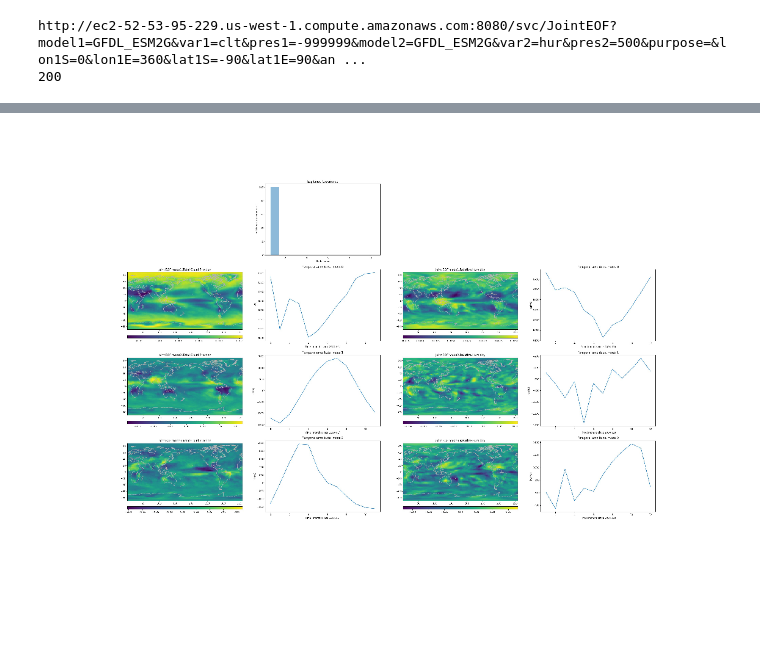
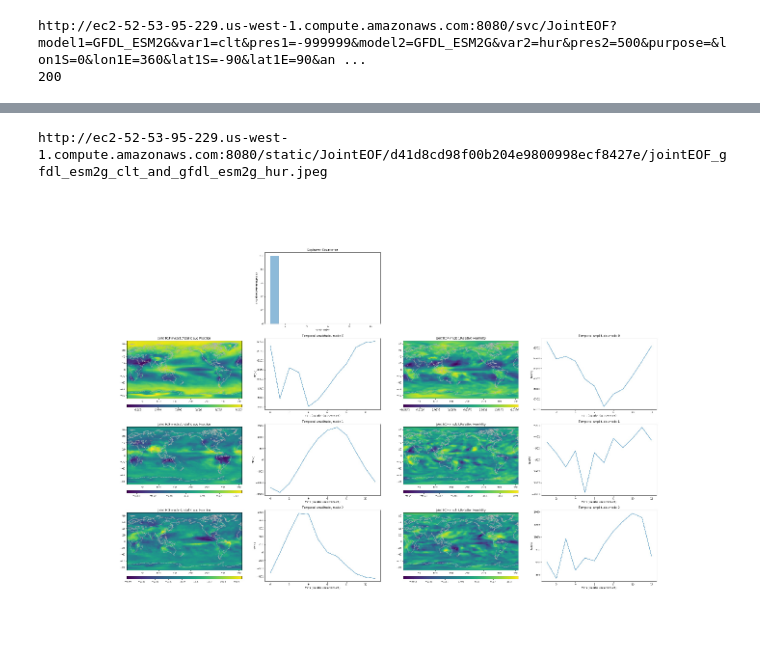
Before and after one commit to cmda-jpl/cmda_notebooks, a Jupyter notebook: cdma_jointEOF.ipynb, the cells around one changed output, grey strips where cells are left out. Drawn from its saved outputs; the diff is of its cells as text; code cells hidden in the pictures; blank space fills up the shorter version.

```diff
--- a/cdma_jointEOF.ipynb
+++ b/cdma_jointEOF.ipynb
@@ -104,9 +113,12 @@ ds.amp1.hvplot.line(x='time', y='amp1')
 # %%
 # data from api
+print(r.json()['url'])
 image = io.imread(r.json()['url'])
 f,ax = plt.subplots(1,figsize=(20,16))
 ax.imshow(image)
 plt.axis('off')
+plt.tight_layout()
 plt.show()
 # %% [output]
+http://ec2-52-53-95-229.us-west-1.compute.amazonaws.com:8080/static/JointEOF/d41d8cd98f00b204e9800998ecf8427e/jointEOF_gfdl_esm2g_clt_and_gfdl_esm2g_hur.jpeg
-[figure, old version]
+[figure, new version]
```
Also changed, not shown: parts of 4 cells of this notebook, 9 other files.
